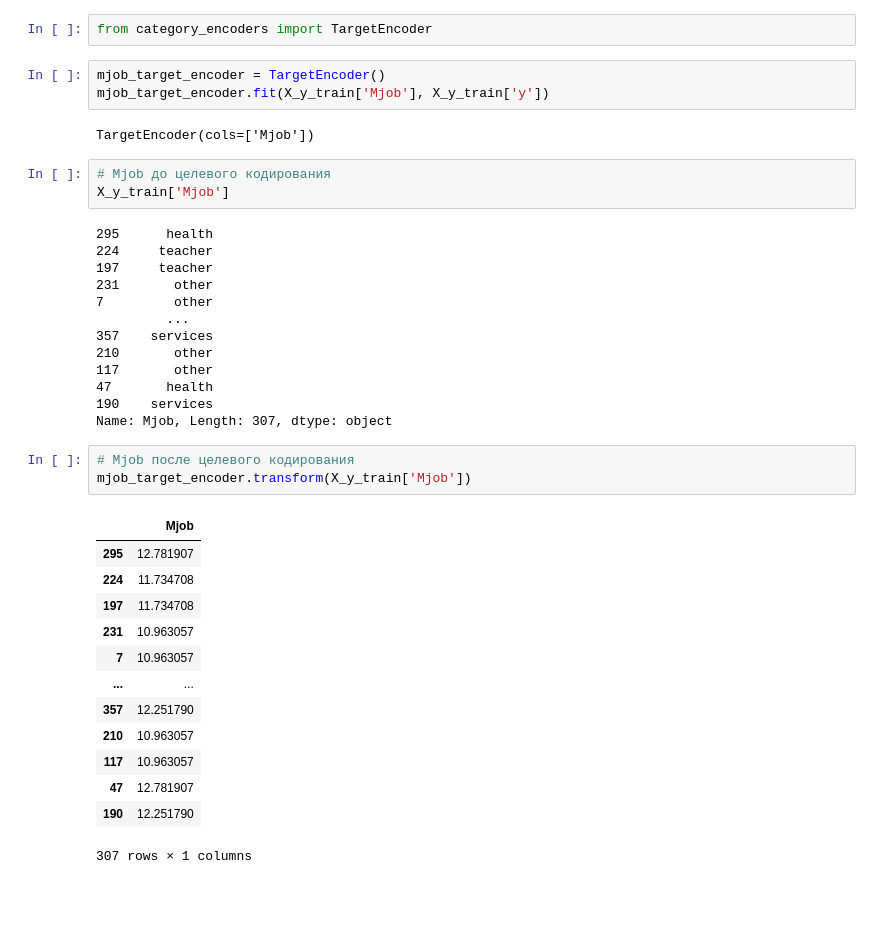
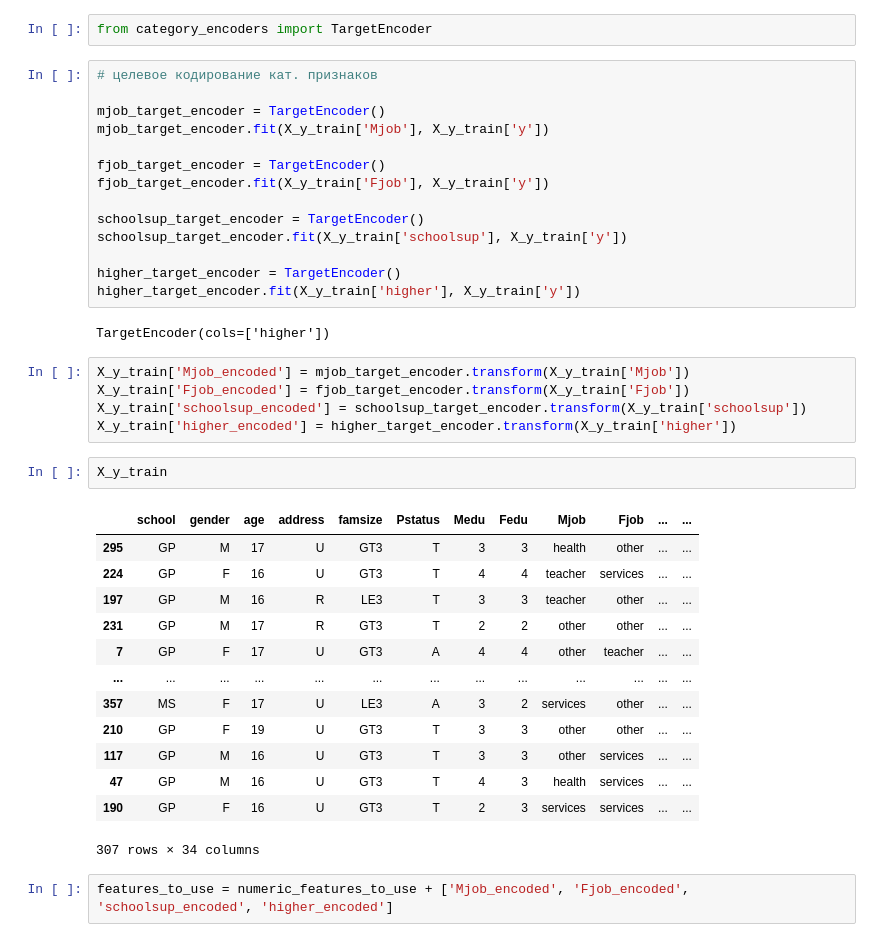
Before and after one commit to rtvtosic/student-s-mark-prediction, a Jupyter notebook: main.ipynb, the cells around one changed output. Drawn from its saved outputs; the diff is of its cells as text; blank space fills up the shorter version.

```diff
--- a/main.ipynb
+++ b/main.ipynb
@@ -250,40 +250,41 @@ result_features
 # %%
 from category_encoders import TargetEncoder
 # %%
+# целевое кодирование кат. признаков
+
 mjob_target_encoder = TargetEncoder()
 mjob_target_encoder.fit(X_y_train['Mjob'], X_y_train['y'])
+
+fjob_target_encoder = TargetEncoder()
+fjob_target_encoder.fit(X_y_train['Fjob'], X_y_train['y'])
+
+schoolsup_target_encoder = TargetEncoder()
+schoolsup_target_encoder.fit(X_y_train['schoolsup'], X_y_train['y'])
+
+higher_target_encoder = TargetEncoder()
+higher_target_encoder.fit(X_y_train['higher'], X_y_train['y'])
 # %% [output]
-TargetEncoder(cols=['Mjob'])
+TargetEncoder(cols=['higher'])
-# %%
-# Mjob до целевого кодирования
-X_y_train['Mjob']
-# %% [output]
-295      health
-224     teacher
-197     teacher
-231       other
-7         other
-         ...
-357    services
-210       other
-117       other
-47       health
-190    services
-Name: Mjob, Length: 307, dtype: object
+# %%
+X_y_train['Mjob_encoded'] = mjob_target_encoder.transform(X_y_train['Mjob'])
+X_y_train['Fjob_encoded'] = fjob_target_encoder.transform(X_y_train['Fjob'])
+X_y_train['schoolsup_encoded'] = schoolsup_target_encoder.transform(X_y_train['schoolsup'])
+X_y_train['higher_encoded'] = higher_target_encoder.transform(X_y_train['higher'])
 # %%
-# Mjob после целевого кодирования
-mjob_target_encoder.transform(X_y_train['Mjob'])
+X_y_train
 # %% [output]
-|  | Mjob |
-| 295 | 12.781907 |
-| 224 | 11.734708 |
-| 197 | 11.734708 |
-| 231 | 10.963057 |
-| 7 | 10.963057 |
-| ... | ... |
-| 357 | 12.251790 |
-| 210 | 10.963057 |
-| 117 | 10.963057 |
-| 47 | 12.781907 |
-| 190 | 12.251790 |
+|  | school | gender | age | address | famsize | Pstatus | Medu | Fedu | Mjob | Fjob | ... | ... |
+| 295 | GP | M | 17 | U | GT3 | T | 3 | 3 | health | other | ... | ... |
+| 224 | GP | F | 16 | U | GT3 | T | 4 | 4 | teacher | services | ... | ... |
+| 197 | GP | M | 16 | R | LE3 | T | 3 | 3 | teacher | other | ... | ... |
+| 231 | GP | M | 17 | R | GT3 | T | 2 | 2 | other | other | ... | ... |
+| 7 | GP | F | 17 | U | GT3 | A | 4 | 4 | other | teacher | ... | ... |
+| ... | ... | ... | ... | ... | ... | ... | ... | ... | ... | ... | ... | ... |
+| 357 | MS | F | 17 | U | LE3 | A | 3 | 2 | services | other | ... | ... |
+| 210 | GP | F | 19 | U | GT3 | T | 3 | 3 | other | other | ... | ... |
+| 117 | GP | M | 16 | U | GT3 | T | 3 | 3 | other | services | ... | ... |
+| 47 | GP | M | 16 | U | GT3 | T | 4 | 3 | health | services | ... | ... |
+| 190 | GP | F | 16 | U | GT3 | T | 2 | 3 | services | services | ... | ... |
-307 rows × 1 columns
+307 rows × 34 columns
+# %%
+features_to_use = numeric_features_to_use + ['Mjob_encoded', 'Fjob_encoded', 'schoolsup_encoded', 'higher_encoded']
```
Also changed, not shown: parts of 21 cells of this notebook.
